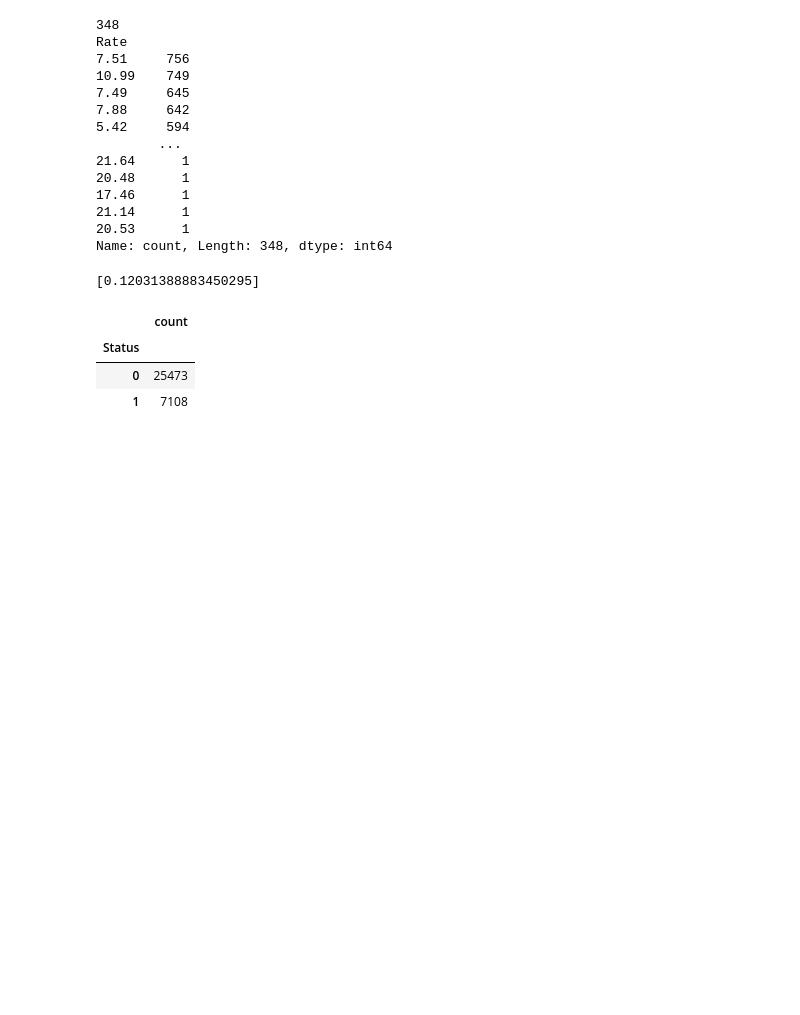
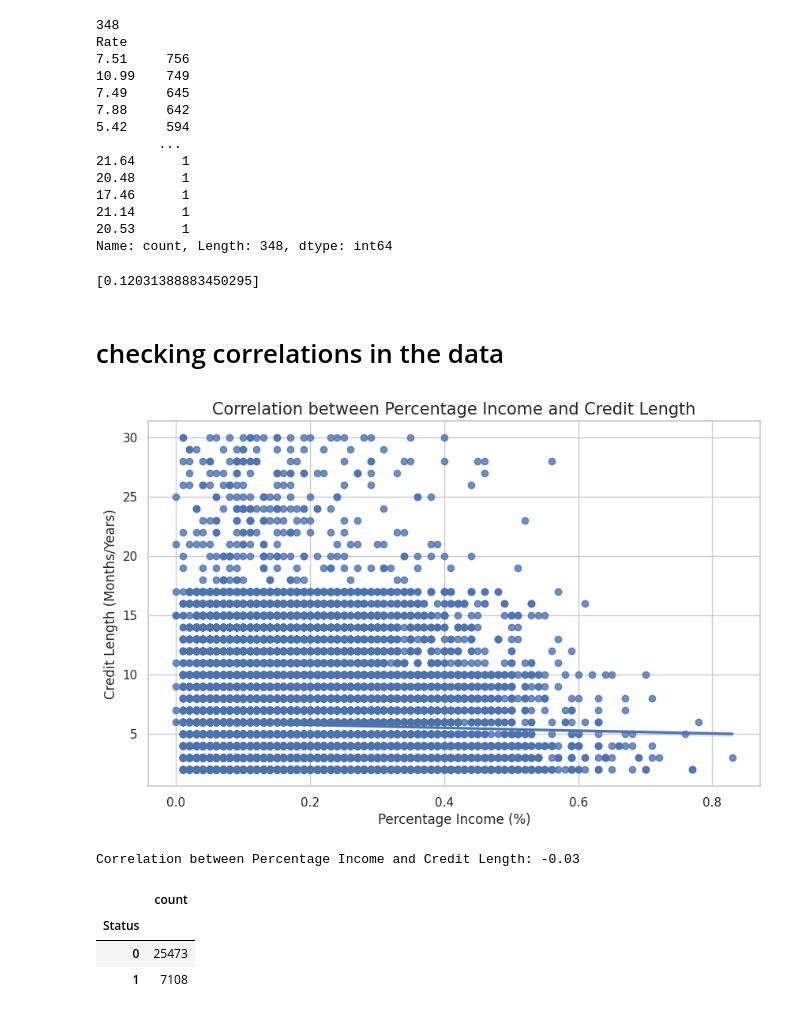
Before and after one commit to Lawrence302/credit_risk_analysis, a Jupyter notebook: credit_risk_analysis_sem_proj.ipynb, the cells around one changed output. Cells and saved outputs as stored; diff of their text form; code cells hidden in the pictures; blank space fills up the shorter version.

```diff
--- a/credit_risk_analysis_sem_proj.ipynb
+++ b/credit_risk_analysis_sem_proj.ipynb
@@ -166,6 +203,32 @@ correlation = [tdf['Rate'].corr(tdf['Percent_income'])]
 print(correlation)
 # %% [output]
 [0.12031388883450295]
+# %% [markdown]
+# checking correlations in the data
+# %%
+
+
+# Set the style
+sns.set(style='whitegrid')
+
+# Create a scatter plot with a regression line
+plt.figure(figsize=(10, 6))
+sns.regplot(x='Percent_income', y='Cred_length', data=df)
+
+# Set titles and labels
+plt.title('Correlation between Percentage Income and Credit Length', fontsize=15)
+plt.xlabel('Percentage Income (%)', fontsize=12)
+plt.ylabel('Credit Length (Months/Years)', fontsize=12)
+
+# Show the plot
+plt.show()
+# %% [output]
+[figure, added]
+# %%
+correlation = df['Percent_income'].corr(df['Cred_length'])
+print(f'Correlation between Percentage Income and Credit Length: {correlation:.2f}')
+# %% [output]
+Correlation between Percentage Income and Credit Length: -0.03
 # %%
 df['Status'].value_counts()
 # %% [output]
```
Also changed, not shown: parts of 10 cells of this notebook.
